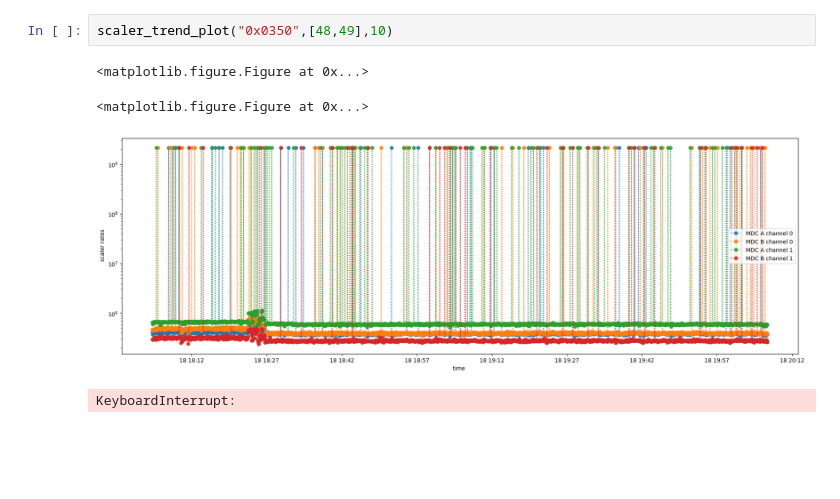
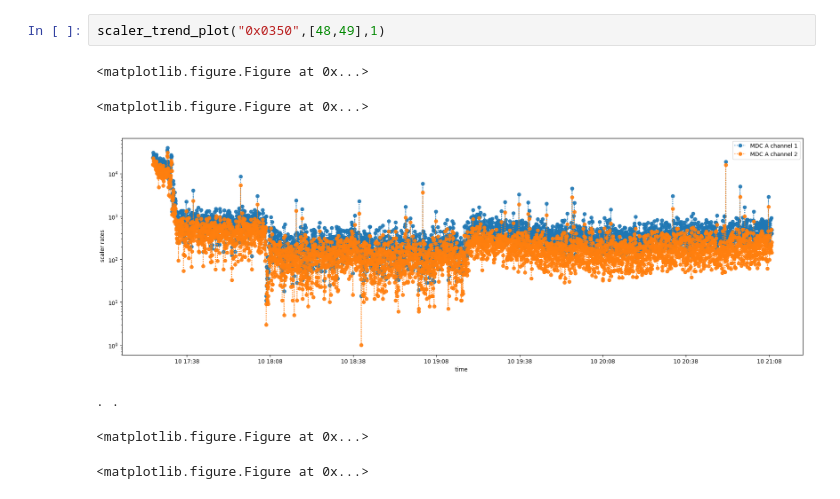
Before and after one commit to acidbourbon/PT_full_system, a Jupyter notebook: workdir/jupyter/scaler_trend_long_MDC_MBO.ipynb, the cells around one changed output. Saved outputs shown, nothing was run; the diff lists cells and outputs as text; blank space fills up the shorter version.

```diff
--- a/workdir/jupyter/scaler_trend_long_MDC_MBO.ipynb
+++ b/workdir/jupyter/scaler_trend_long_MDC_MBO.ipynb
@@ -1,7 +1,9 @@
 # %%
-scaler_trend_plot("0x0350",[48,49],10)
+scaler_trend_plot("0x0350",[48,49],1)
 # %% [output]
 <matplotlib.figure.Figure at 0x...>
 <matplotlib.figure.Figure at 0x...>
-[figure, old version]
+[figure, new version]
-KeyboardInterrupt:
+. .
+<matplotlib.figure.Figure at 0x...>
+<matplotlib.figure.Figure at 0x...>
```
Also changed, not shown: parts of 2 cells of this notebook, 32 other files.
